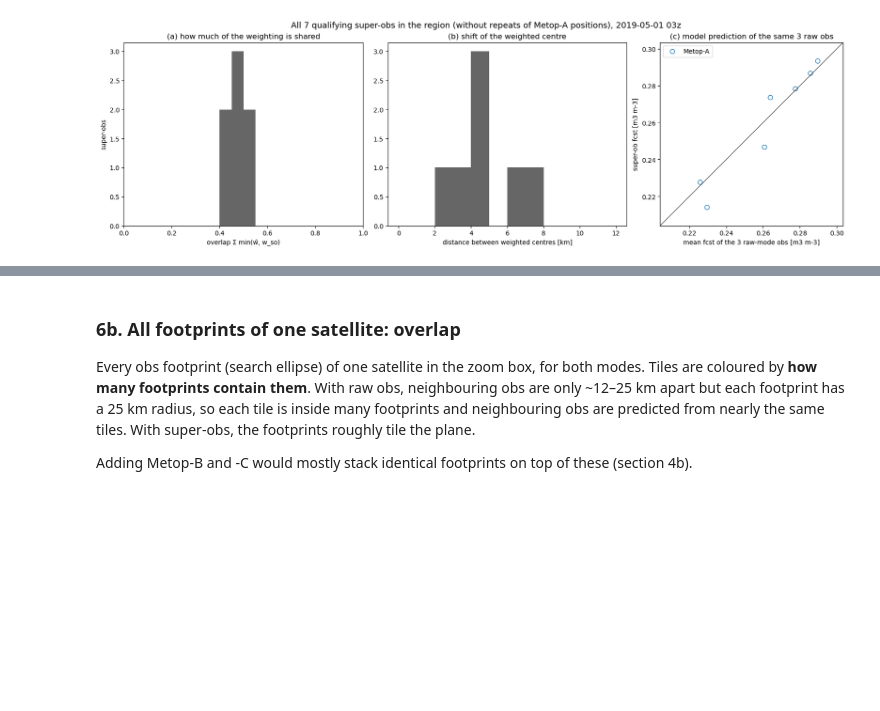
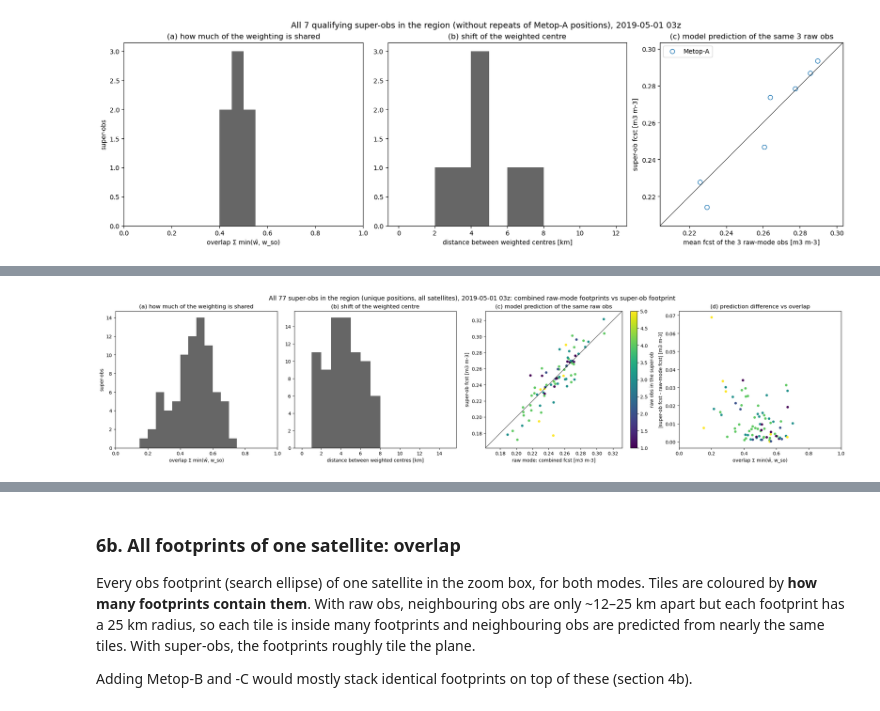
Before and after one commit to amfox37/geosldas-analysis, a Jupyter notebook: projects/M21C_land/notebooks/cf0360_hsaf_superob_fov.ipynb, the cells around one changed output, grey strips where cells are left out. Cells and saved outputs as stored; diff of their text form; code cells hidden in the pictures; blank space fills up the shorter version.

```diff
--- a/projects/M21C_land/notebooks/cf0360_hsaf_superob_fov.ipynb
+++ b/projects/M21C_land/notebooks/cf0360_hsaf_superob_fov.ipynb
@@ -1180,0 +1196,88 @@ without repeats of Metop-A positions: n = 7; overlap median 0.49 (range 0.41-0.5
+# %%
+rows = []
+seen = set()
+for sat in SATS:
+    rmt = RAWMODE[RAWMODE.sat == sat].set_index('tile')
+    f_raw = OFA['raw'][OFA['raw'].sat == sat].set_index('tilenum').fcst
+    f_so = OFA['superob'][OFA['superob'].sat == sat].set_index('tilenum').fcst
+    foot_rm = {}                                               # raw-mode footprints, cached per tile
+    for _, s in inbox(SO[SO.sat == sat], REGION).iterrows():
+        r = raw_in_cell(s, sat)
+        kept = r[r.tile > 0]
+        if kept.empty:
+            continue
+        w_raw = {}
+        for t in kept.tile:
+            if t not in foot_rm:
+                foot_rm[t] = fov_tiles(rmt.loc[t, 'lat'], rmt.loc[t, 'lon'], 'raw')
+            for tt, w in zip(*foot_rm[t]):
+                w_raw[tt] = w_raw.get(tt, 0.0) + w / len(kept)
+        w_so = dict(zip(*fov_tiles(s.lat, s.lon, 'superob')))
+        tiles = np.array(sorted(set(w_raw) | set(w_so)))
+        wr = np.array([w_raw.get(t, 0.0) for t in tiles])
+        ws = np.array([w_so.get(t, 0.0) for t in tiles])
+        c_r = np.array([np.sum(wr * COM_LAT[tiles]), np.sum(wr * COM_LON[tiles])])
+        c_s = np.array([np.sum(ws * COM_LAT[tiles]), np.sum(ws * COM_LON[tiles])])
+        fr = np.mean([f_raw.get(t, np.nan) for t in kept.tile])
+        fs = f_so.get(s.tile, np.nan)
+        pos = (round(float(s.lat), 4), round(float(s.lon), 4))
+        rows.append({'sat': sat, 'lat': s.lat, 'lon': s.lon, 'repeat': pos in seen,
+                     'n raw': len(r), 'n dropped': len(r) - len(kept), 'n raw-mode obs': kept.tile.nunique(),
+                     'raw tiles': int(np.sum(wr > 0)), 'raw eff': 1 / np.sum(wr**2),
+                     'so tiles': int(np.sum(ws > 0)), 'so eff': 1 / np.sum(ws**2),
+                     'overlap': np.minimum(wr, ws).sum(),
+                     'centres km': np.hypot(c_s[0] - c_r[0], (c_s[1] - c_r[1]) * np.cos(np.radians(c_r[0]))) / KM2DEG,
+                     'fcst raw': fr, 'fcst so': fs, 'fcst diff': fs - fr})
+        seen.add(pos)
+ALL = pd.DataFrame(rows)
+U = ALL[~ALL.repeat]
+print(f'{len(ALL)} super-obs with at least one raw obs kept by raw mode ({len(U)} unique positions); '
+      f'missing fcst: raw {U["fcst raw"].isna().sum()}, super-ob {U["fcst so"].isna().sum()}')
+print(f'raw obs dropped by raw mode: {U["n dropped"].sum()} of {U["n raw"].sum()} '
+      f'(in {np.sum(U["n dropped"] > 0)} super-obs)')
+
+def summary_by(df, key):
+    g = df.groupby(key)
+    return pd.DataFrame({
+        'super-obs': g.size(),
+        'raw-mode obs (mean)': g['n raw-mode obs'].mean(),
+        'raw eff (median)': g['raw eff'].median(), 'so eff (median)': g['so eff'].median(),
+        'overlap (median)': g.overlap.median(),
+        'overlap (10-90%)': g.overlap.apply(lambda x: f'{x.quantile(0.1):.2f}-{x.quantile(0.9):.2f}'),
+        'centres km (median)': g['centres km'].median(),
+        '|fcst diff| (median)': g['fcst diff'].apply(lambda x: x.abs().median()),
+        'fcst diff (rms)': g['fcst diff'].apply(lambda x: np.sqrt(np.mean(x**2))),
+        'fcst diff (mean)': g['fcst diff'].mean()})
+
+U = U.assign(**{'raw obs in super-ob': np.where(U['n raw'] >= 6, '6+', U['n raw'].astype(str))})
+print()
+print(summary_by(U, 'raw obs in super-ob').round(4).to_string())
+print()
+print(summary_by(U.assign(all='all'), 'all').round(4).to_string())
+
+fig, axs = plt.subplots(1, 4, figsize=(22, 5), constrained_layout=True)
+axs[0].hist(U.overlap, bins=np.arange(0, 1.05, 0.05), color='0.4')
+axs[0].set_xlabel('overlap Σ min(w̄, w_so)'); axs[0].set_ylabel('super-obs'); axs[0].set_xlim(0, 1)
+axs[0].set_title('(a) how much of the weighting is shared')
+axs[1].hist(U['centres km'], bins=np.arange(0, 16, 1), color='0.4')
+axs[1].set_xlabel('distance between weighted centres [km]'); axs[1].set_title('(b) shift of the weighted centre')
+lim = [min(U['fcst raw'].min(), U['fcst so'].min()) - 0.01, max(U['fcst raw'].max(), U['fcst so'].max()) + 0.01]
+sc = axs[2].scatter(U['fcst raw'], U['fcst so'], c=U['n raw'], cmap='viridis', s=18, vmin=1, vmax=U['n raw'].max())
+axs[2].plot(lim, lim, 'k-', lw=0.7)
+axs[2].set_xlim(lim); axs[2].set_ylim(lim); axs[2].set_aspect('equal')
+axs[2].set_xlabel('raw mode: combined fcst [m3 m-3]'); axs[2].set_ylabel('super-ob fcst [m3 m-3]')
+axs[2].set_title('(c) model prediction of the same raw obs')
+fig.colorbar(sc, ax=axs[2], label='raw obs in the super-ob')
+axs[3].scatter(U.overlap, U['fcst diff'].abs(), c=U['n raw'], cmap='viridis', s=18, vmin=1, vmax=U['n raw'].max())
+axs[3].set_xlabel('overlap Σ min(w̄, w_so)'); axs[3].set_ylabel('|super-ob fcst - raw-mode fcst| [m3 m-3]')
+axs[3].set_xlim(0, 1); axs[3].set_title('(d) prediction difference vs overlap')
+fig.suptitle(f'All {len(U)} super-obs in the region (unique positions, all satellites), {ANA_TIME:%Y-%m-%d %H}z: '
+             f'combined raw-mode footprints vs super-ob footprint', fontsize=13)
+fig.savefig(FIG_DIR / 'fov_combined_all_superobs.png', dpi=150, bbox_inches='tight')
+plt.show()
+
+print('largest |fcst diff|:')
+print(U.reindex(U['fcst diff'].abs().sort_values(ascending=False).index).head(5)[
+    ['sat', 'lat', 'lon', 'n raw', 'n dropped', 'n raw-mode obs', 'raw eff', 'so eff', 'overlap', 'centres km',
+     'fcst raw', 'fcst so', 'fcst diff']].round(4).to_string(index=False))
+# %% [output]
@@ -1180,0 +1298 @@ without repeats of Metop-A positions: n = 7; overlap median 0.49 (range 0.41-0.5
+[figure, added]
```
Also changed, not shown: parts of 2 cells of this notebook.
